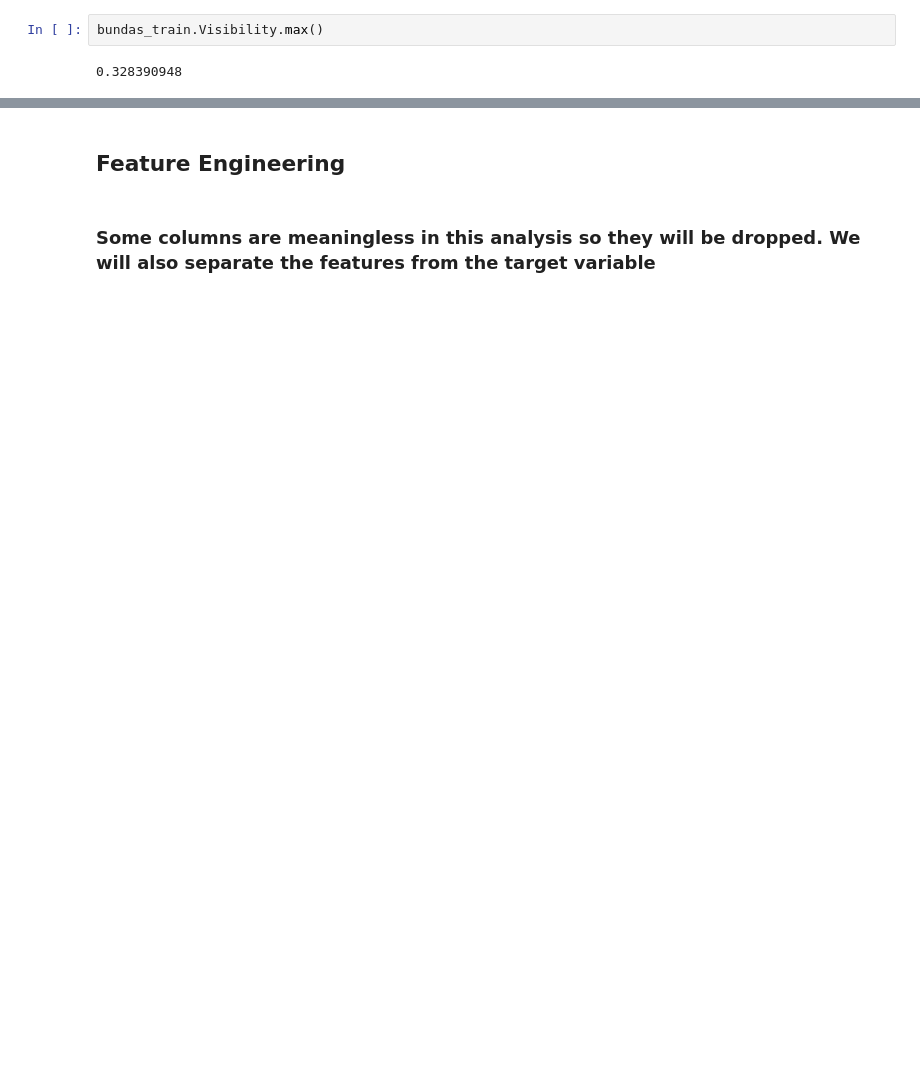
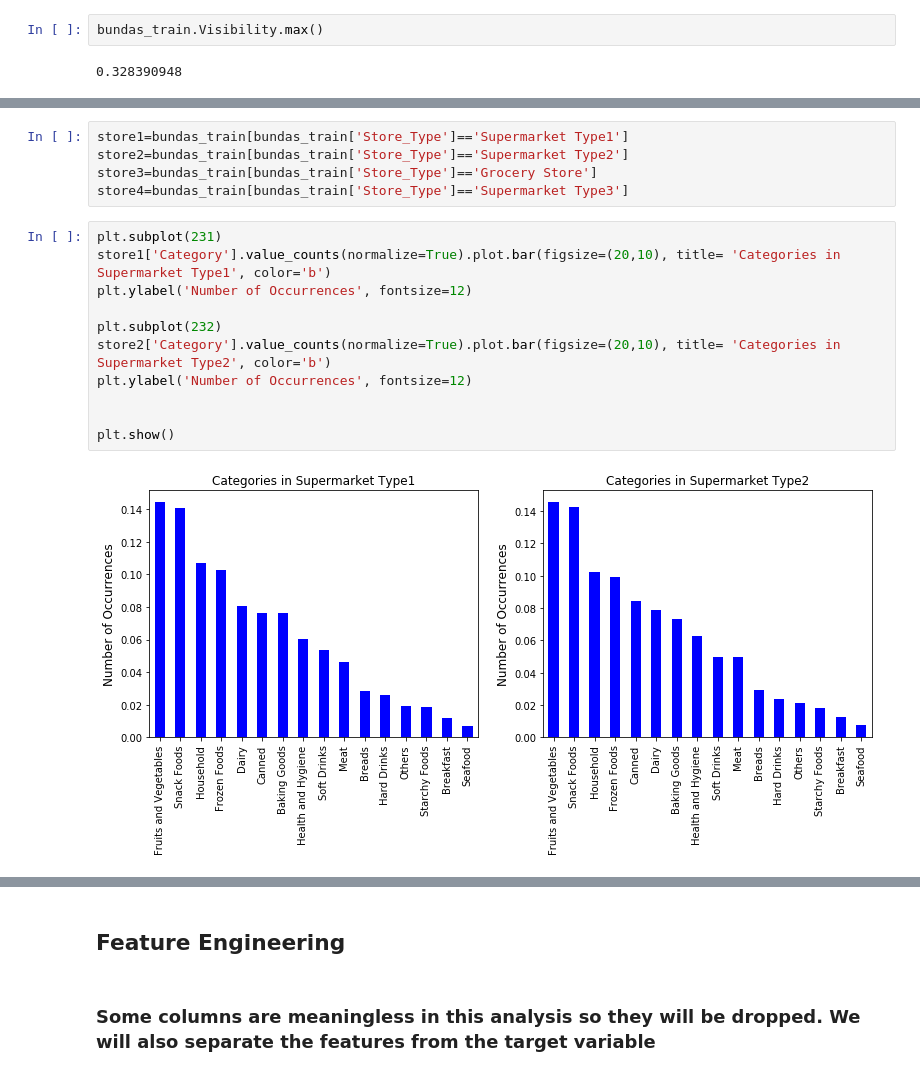
Before and after one commit to thigarette/BundasAnalysis, a Jupyter notebook: Bundas Analysis.ipynb, the cells around one changed output, grey strips where cells are left out. Saved outputs shown, nothing was run; the diff lists cells and outputs as text; blank space fills up the shorter version.

```diff
--- a/Bundas Analysis.ipynb
+++ b/Bundas Analysis.ipynb
@@ -188,0 +224,18 @@ bundas_train.Visibility.max()
+# %%
+store1=bundas_train[bundas_train['Store_Type']=='Supermarket Type1']
+store2=bundas_train[bundas_train['Store_Type']=='Supermarket Type2']
+store3=bundas_train[bundas_train['Store_Type']=='Grocery Store']
+store4=bundas_train[bundas_train['Store_Type']=='Supermarket Type3']
+# %%
+plt.subplot(231)
+store1['Category'].value_counts(normalize=True).plot.bar(figsize=(20,10), title= 'Categories in Supermarket Type1', color='b')
+plt.ylabel('Number of Occurrences', fontsize=12)
+
+plt.subplot(232)
+store2['Category'].value_counts(normalize=True).plot.bar(figsize=(20,10), title= 'Categories in Supermarket Type2', color='b')
+plt.ylabel('Number of Occurrences', fontsize=12)
+
+
+plt.show()
+# %% [output]
+[figure, added]
```
Also changed, not shown: parts of 32 cells of this notebook, 2 other files.
